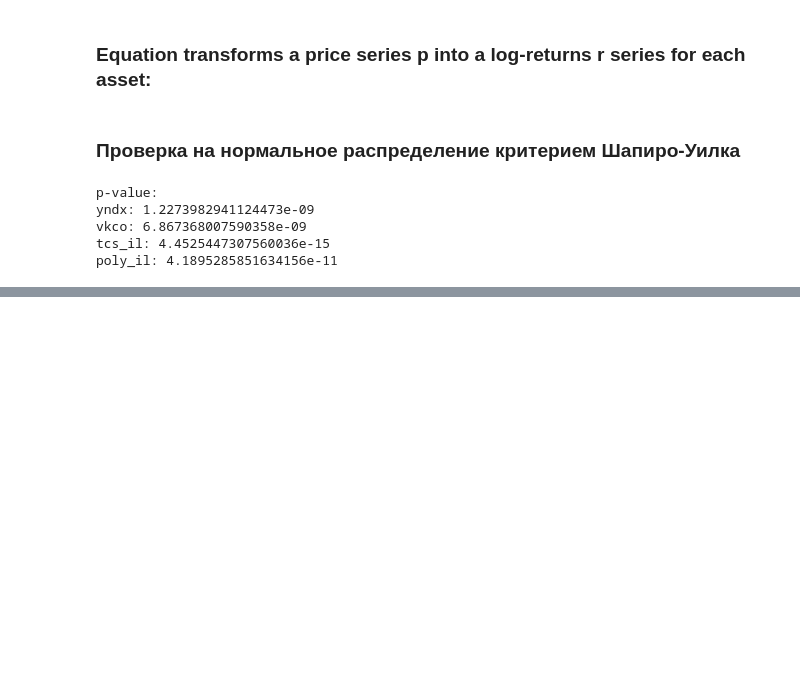
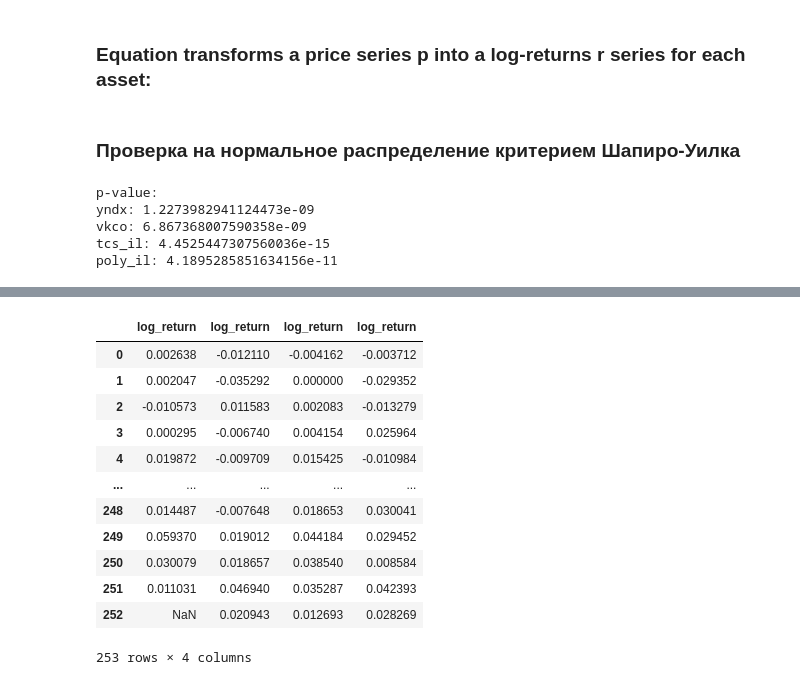
Before and after one commit to ChingisBadmaev/Copula-Models-Comparison-for-Portfolio-Risk-Assessment, a Jupyter notebook: data_processing.ipynb, the cells around one changed output, grey strips where cells are left out. Drawn from its saved outputs; the diff is of its cells as text; code cells hidden in the pictures; blank space fills up the shorter version.

```diff
--- a/data_processing.ipynb
+++ b/data_processing.ipynb
@@ -93,0 +66,18 @@ plt.hist(log_return_poly_il, bins=20, label='hst')
+# %%
+all_data = pd.DataFrame()
+all_data = pd.concat([log_return_yndx, log_return_vkco, log_return_tcs_il, log_return_poly_il], axis=1)
+all_data
+# %% [output]
+|  | log_return | log_return | log_return | log_return |
+| 0 | 0.002638 | -0.012110 | -0.004162 | -0.003712 |
+| 1 | 0.002047 | -0.035292 | 0.000000 | -0.029352 |
+| 2 | -0.010573 | 0.011583 | 0.002083 | -0.013279 |
+| 3 | 0.000295 | -0.006740 | 0.004154 | 0.025964 |
+| 4 | 0.019872 | -0.009709 | 0.015425 | -0.010984 |
+| ... | ... | ... | ... | ... |
+| 248 | 0.014487 | -0.007648 | 0.018653 | 0.030041 |
+| 249 | 0.059370 | 0.019012 | 0.044184 | 0.029452 |
+| 250 | 0.030079 | 0.018657 | 0.038540 | 0.008584 |
+| 251 | 0.011031 | 0.046940 | 0.035287 | 0.042393 |
+| 252 | NaN | 0.020943 | 0.012693 | 0.028269 |
+253 rows × 4 columns
```
Also changed, not shown: parts of 9 cells of this notebook.
